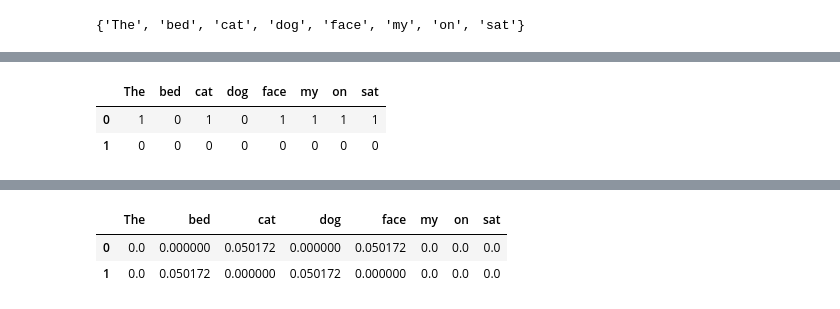
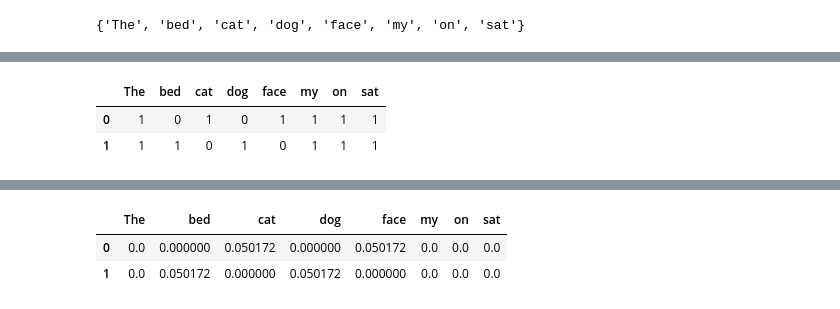
Before and after one commit to IonaDsouza/myfirsttime, a Jupyter notebook: Day 14.ipynb, the cells around one changed output, grey strips where cells are left out. Drawn from its saved outputs; the diff is of its cells as text; code cells hidden in the pictures.

```diff
--- a/Day 14.ipynb
+++ b/Day 14.ipynb
@@ -170,10 +170,10 @@ wordDictA
 # %%
 import pandas as pd
-pd.DataFrame([wordDictA,worddictB])
+pd.DataFrame([wordDictA,wordDictB])
 # %% [output]
 |  | The | bed | cat | dog | face | my | on | sat |
 | 0 | 1 | 0 | 1 | 0 | 1 | 1 | 1 | 1 |
-| 1 | 0 | 0 | 0 | 0 | 0 | 0 | 0 | 0 |
+| 1 | 1 | 1 | 0 | 1 | 0 | 1 | 1 | 1 |
 # %%
 def computeTF(wordDict,bow):
     tfDict={}
```
Also changed, not shown: parts of 20 cells of this notebook, 1 other file.
